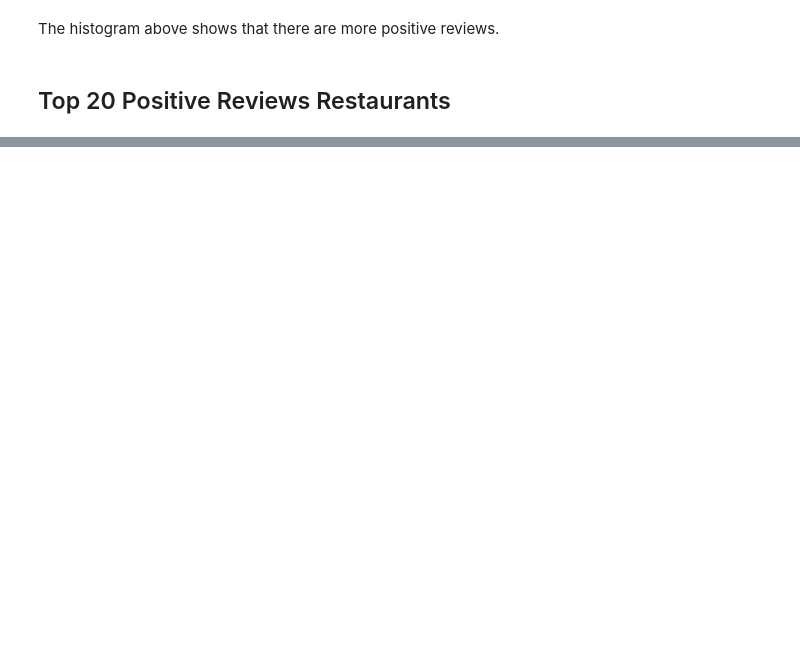
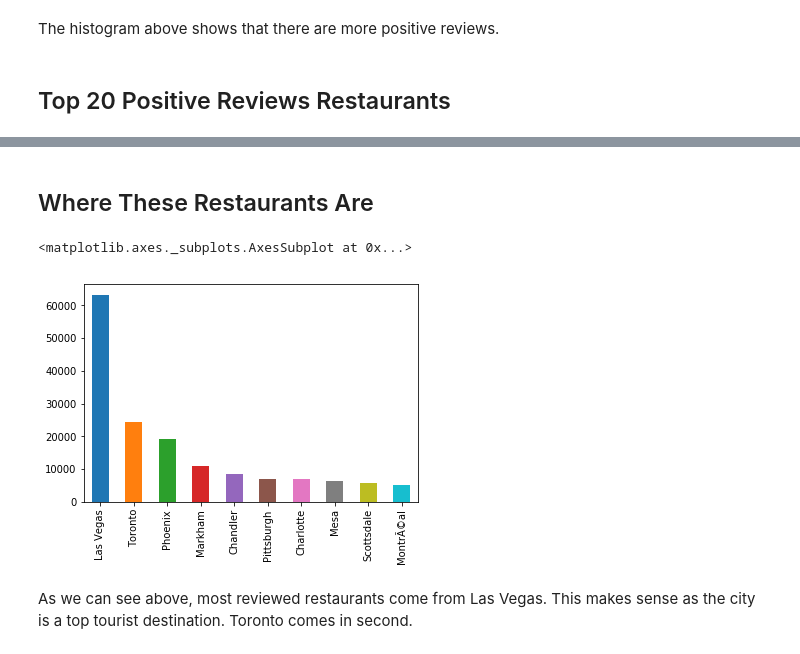
Before and after one commit to ASKLee8/Team_NLP, a Jupyter notebook: Team_NLP_Mid_Term_Report.ipynb, the cells around one changed output, grey strips where cells are left out. Drawn from its saved outputs; the diff is of its cells as text; code cells hidden in the pictures; blank space fills up the shorter version.

```diff
--- a/Team_NLP_Mid_Term_Report.ipynb
+++ b/Team_NLP_Mid_Term_Report.ipynb
@@ -291,0 +373,9 @@ del(right)
+# %% [markdown]
+## Where These Restaurants Are
+# %%
+chinese_reviews_df_norm['city'].value_counts().head(10).plot(kind='bar')
+# %% [output]
+<matplotlib.axes._subplots.AxesSubplot at 0x...>
+[figure, added]
+# %% [markdown]
+As we can see above, most reviewed restaurants come from Las Vegas. This makes sense as the city is a top tourist destination. Toronto comes in second.
```
Also changed, not shown: parts of 26 cells of this notebook.
